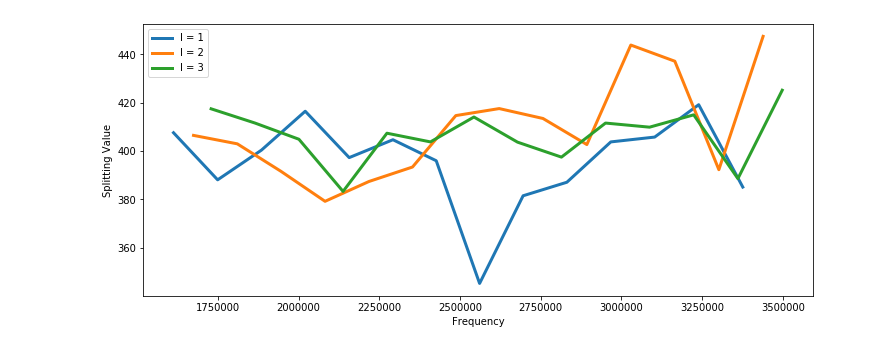
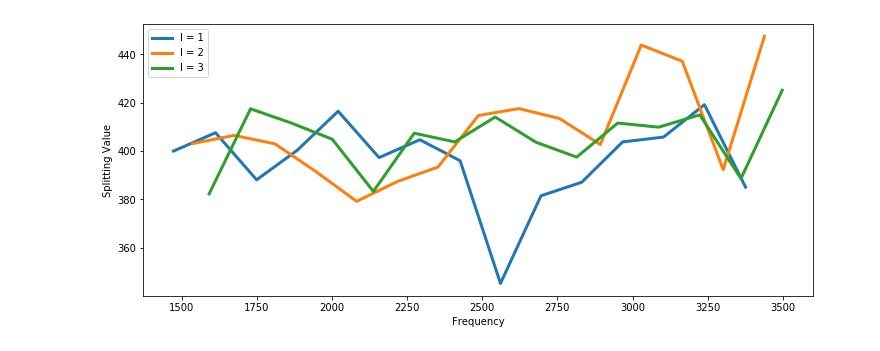
Before and after one commit to tannerwilson23/Rot_Split, a Jupyter notebook: Fitting Sun Arctan.ipynb, the cells around one changed output. Saved outputs shown, nothing was run; the diff lists cells and outputs as text; code cells hidden in the pictures.

```diff
--- a/Fitting Sun Arctan.ipynb
+++ b/Fitting Sun Arctan.ipynb
@@ -54,13 +55,13 @@ beta = np.loadtxt("beta.dat", skiprows=1) # l, n, beta
 kerns = load_kernels()
 
 
-freqnu = frequ.loc[frequ['n'] > 9]
-freqnl = freqnu.loc[freqnu['n'] < 27]
+freqnu = frequ.loc[frequ['n'] > 8]
+freqnl = freqnu.loc[freqnu['n'] < 24]
 
 
-freqs_1 = np.array(freqnl.loc[freqnl['l'] == 1]['Freqs'])*1E3
-freqs_2 = np.array(freqnl.loc[freqnl['l'] == 2]['Freqs'])*1E3
-freqs_3 = np.array(freqnl.loc[freqnl['l'] == 3]['Freqs'])*1E3
+freqs_1 = np.array(freqnl.loc[freqnl['l'] == 1]['Freqs'])
+freqs_2 = np.array(freqnl.loc[freqnl['l'] == 2]['Freqs'])
+freqs_3 = np.array(freqnl.loc[freqnl['l'] == 3]['Freqs'])
 
 
 lone = np.ones((np.shape(freqs_1)[0],2))
@@ -77,31 +78,31 @@ xvals = np.append(xvals,lthree,axis = 0)
 freqs = np.array([freqs_1,freqs_2,freqs_3])
 
 split_vals_1 = np.array(freqnl.loc[freqnl['l'] == 1]['delta'])
 split_vals_2 = np.array(freqnl.loc[freqnl['l'] == 2]['delta'])
 split_vals_3 = np.array(freqnl.loc[freqnl['l'] == 3]['delta'])
 
 
 split_vals_plot = np.array([split_vals_1,split_vals_2,split_vals_3])
 
 split_vals = np.append(split_vals_1,split_vals_2)
 split_vals = np.append(split_vals, split_vals_3)
 
 
 
 e_split_vals_1 = np.array(freqnl.loc[freqnl['l'] == 1]['e_delta'])
 e_split_vals_2 = np.array(freqnl.loc[freqnl['l'] == 2]['e_delta'])
 e_split_vals_3 = np.array(freqnl.loc[freqnl['l'] == 3]['e_delta'])
 
 e_split_vals = np.append(e_split_vals_1,e_split_vals_2)
 e_split_vals = np.append(e_split_vals, e_split_vals_3)
 
 
 fig = plt.figure(figsize=(12,5)); ax = fig.gca()
 ax.plot(freqs_1, split_vals_1, lw=3, label="l = 1");
 ax.plot(freqs_2, split_vals_2, lw=3, label="l = 2");
 ax.plot(freqs_3, split_vals_3, lw=3, label="l = 3");
 
 ax.set_xlabel("Frequency"); ax.set_ylabel("Splitting Value"); plt.legend();
 plt.show()
 # %% [output]
-[figure, old version]
+[figure, new version]
```
Also changed, not shown: parts of 12 cells of this notebook.
